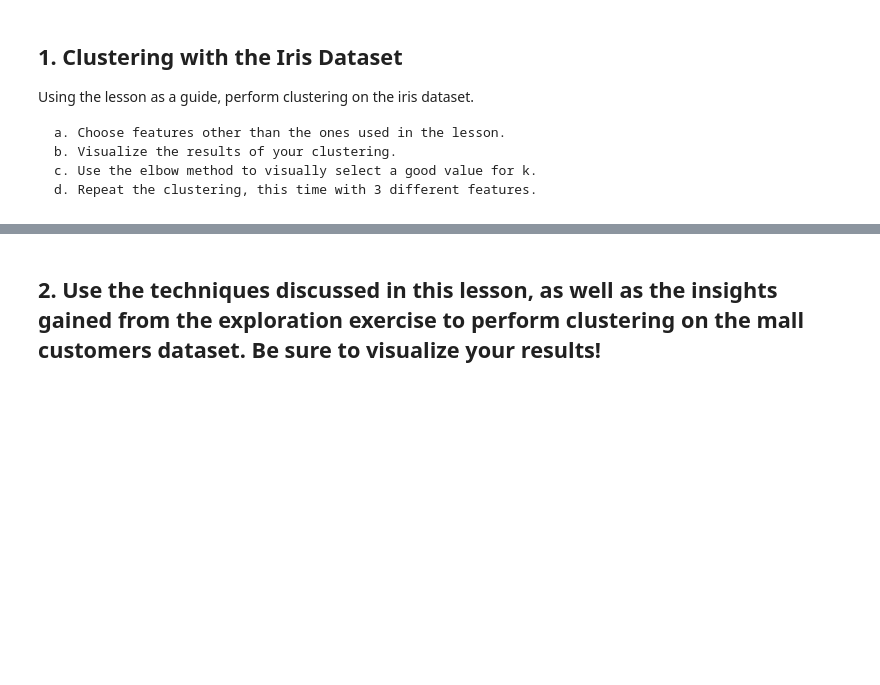
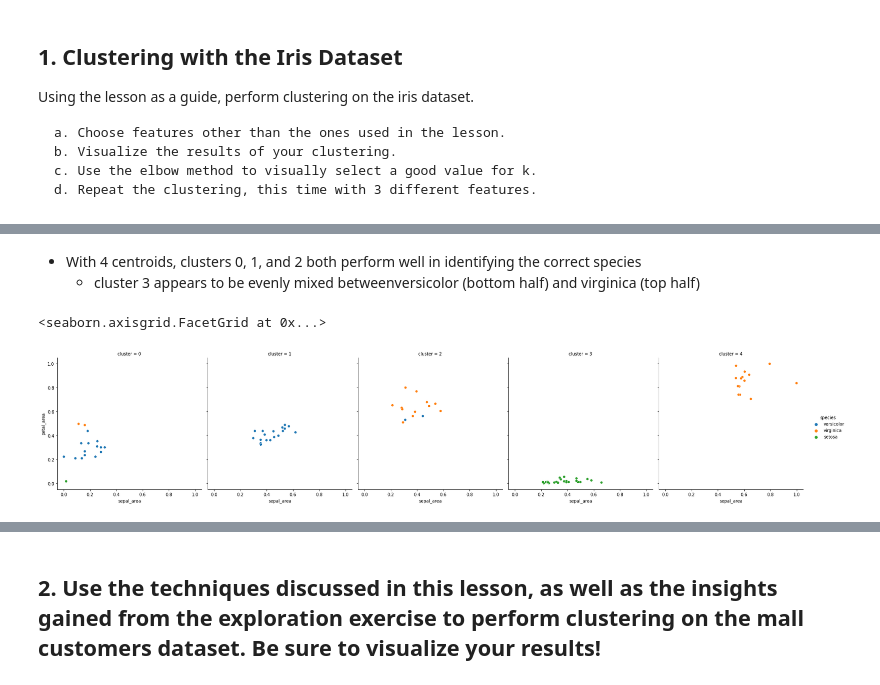
Before and after one commit to Jason-Tellez/clustering-exercises, a Jupyter notebook: modeling_exercises.ipynb, the cells around one changed output, grey strips where cells are left out. Cells and saved outputs as stored; diff of their text form; code cells hidden in the pictures; blank space fills up the shorter version.

```diff
--- a/modeling_exercises.ipynb
+++ b/modeling_exercises.ipynb
@@ -24,0 +121,14 @@ df.head()
+# %% [markdown]
+- With 4 centroids, clusters 0, 1, and 2 both perform well in identifying the correct species
+    - cluster 3 appears to be evenly mixed betweenversicolor (bottom half) and virginica (top half)
+# %%
+# Fit K-Means (just on train, again!)
+X = train_mm[["sepal_area", "petal_area"]]
+kmeans = KMeans(n_clusters=5)
+kmeans.fit(X)
+
+train_mm['cluster'] = kmeans.predict(X)
+sns.relplot(x="sepal_area", y="petal_area", hue="species", col="cluster", data=train_mm)
+# %% [output]
+<seaborn.axisgrid.FacetGrid at 0x...>
+[figure, added]
```
Also changed, not shown: parts of 28 cells of this notebook.
